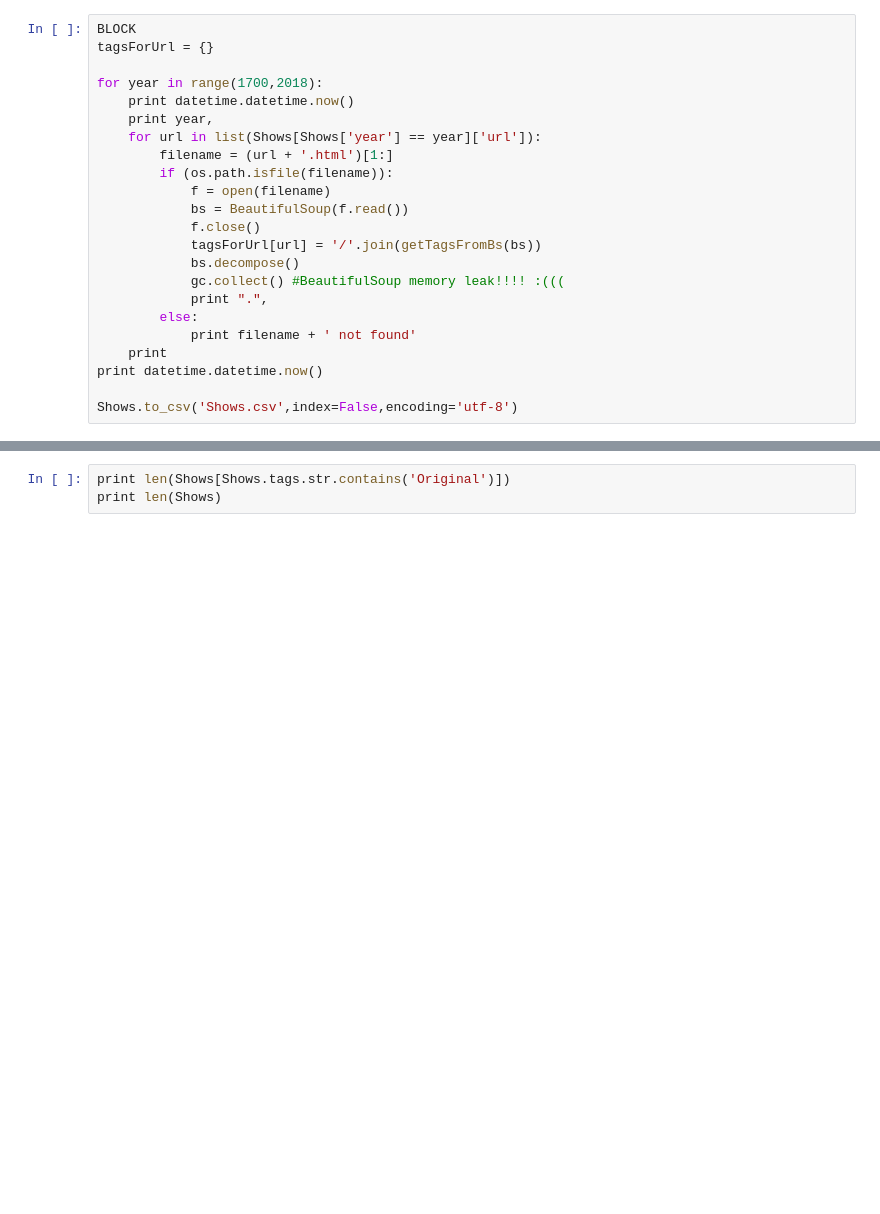
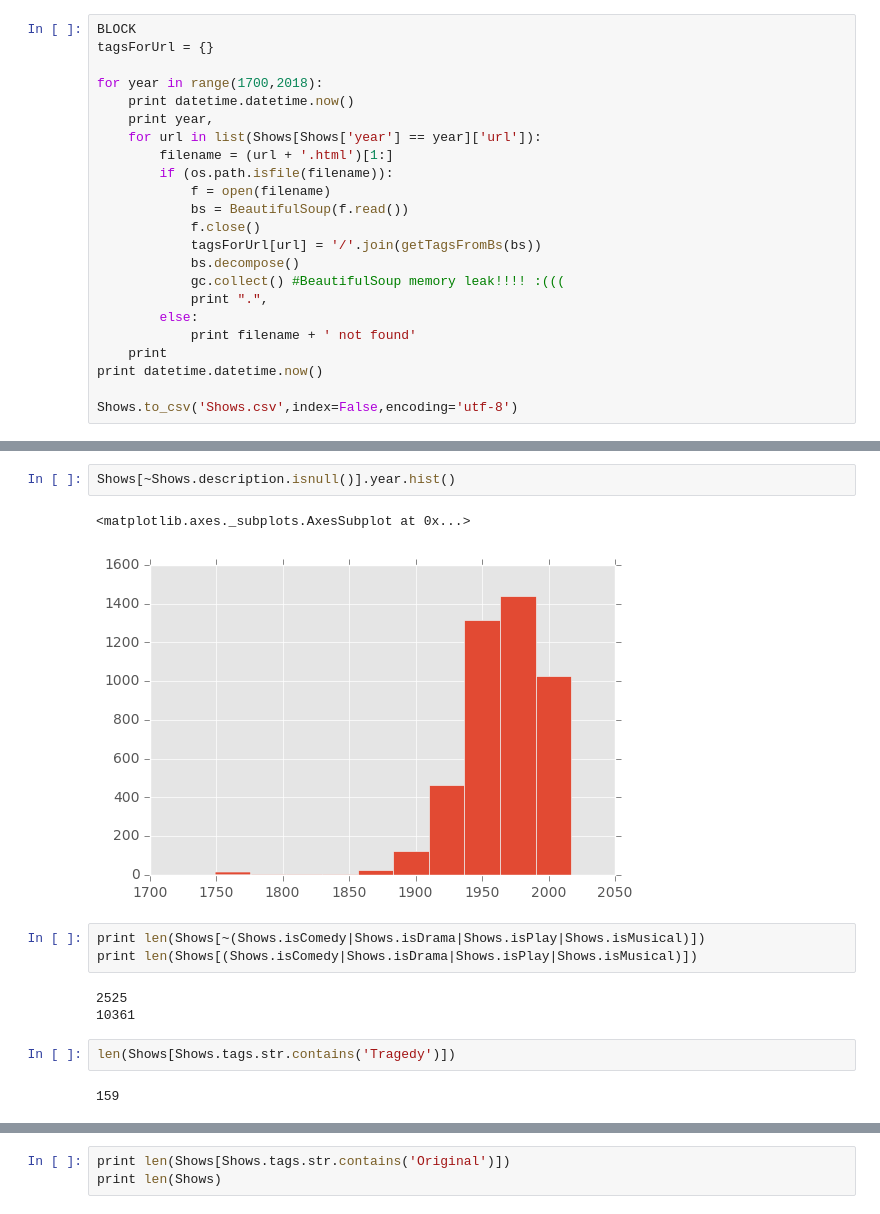
Before and after one commit to kebuhcah/purgation, a Jupyter notebook: playbill_basic.ipynb, the cells around one changed output, grey strips where cells are left out. Drawn from its saved outputs; the diff is of its cells as text; blank space fills up the shorter version.

```diff
--- a/playbill_basic.ipynb
+++ b/playbill_basic.ipynb
@@ -172,0 +132,15 @@ Shows
+# %%
+Shows[~Shows.description.isnull()].year.hist()
+# %% [output]
+<matplotlib.axes._subplots.AxesSubplot at 0x...>
+[figure, added]
+# %%
+print len(Shows[~(Shows.isComedy|Shows.isDrama|Shows.isPlay|Shows.isMusical)])
+print len(Shows[(Shows.isComedy|Shows.isDrama|Shows.isPlay|Shows.isMusical)])
+# %% [output]
+2525
+10361
+# %%
+len(Shows[Shows.tags.str.contains('Tragedy')])
+# %% [output]
+159
```
Also changed, not shown: parts of 7 cells of this notebook.
